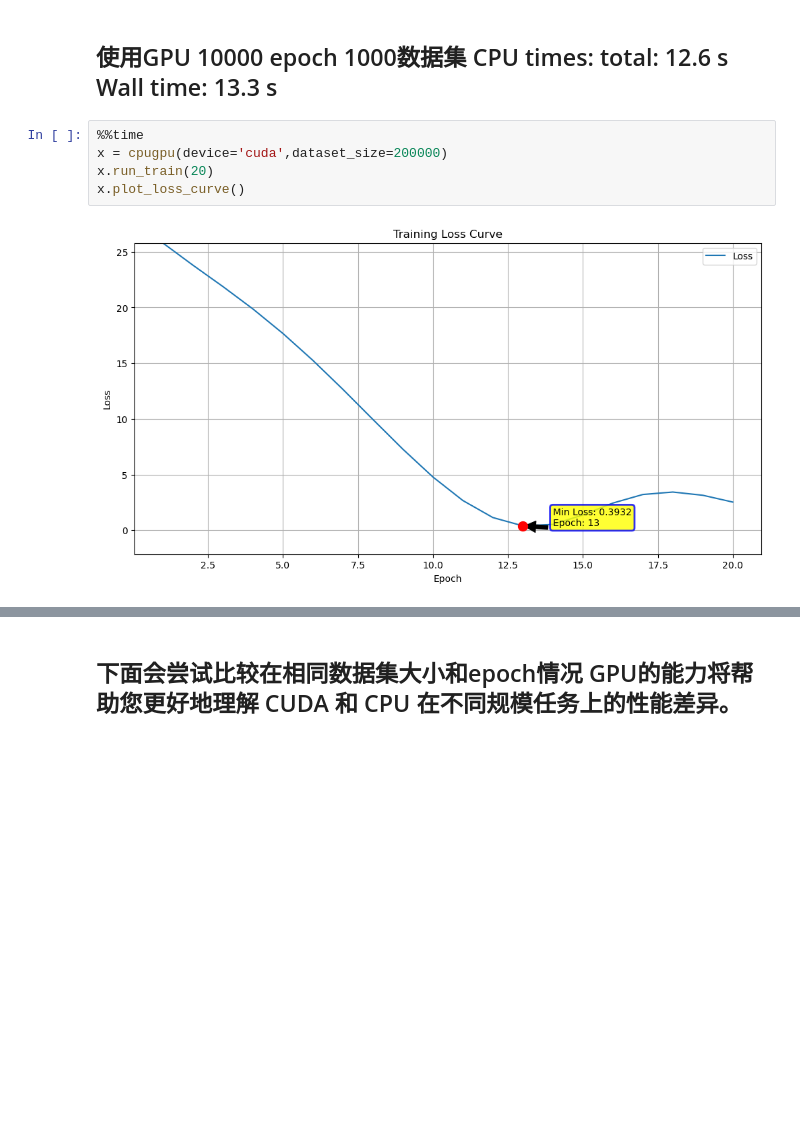
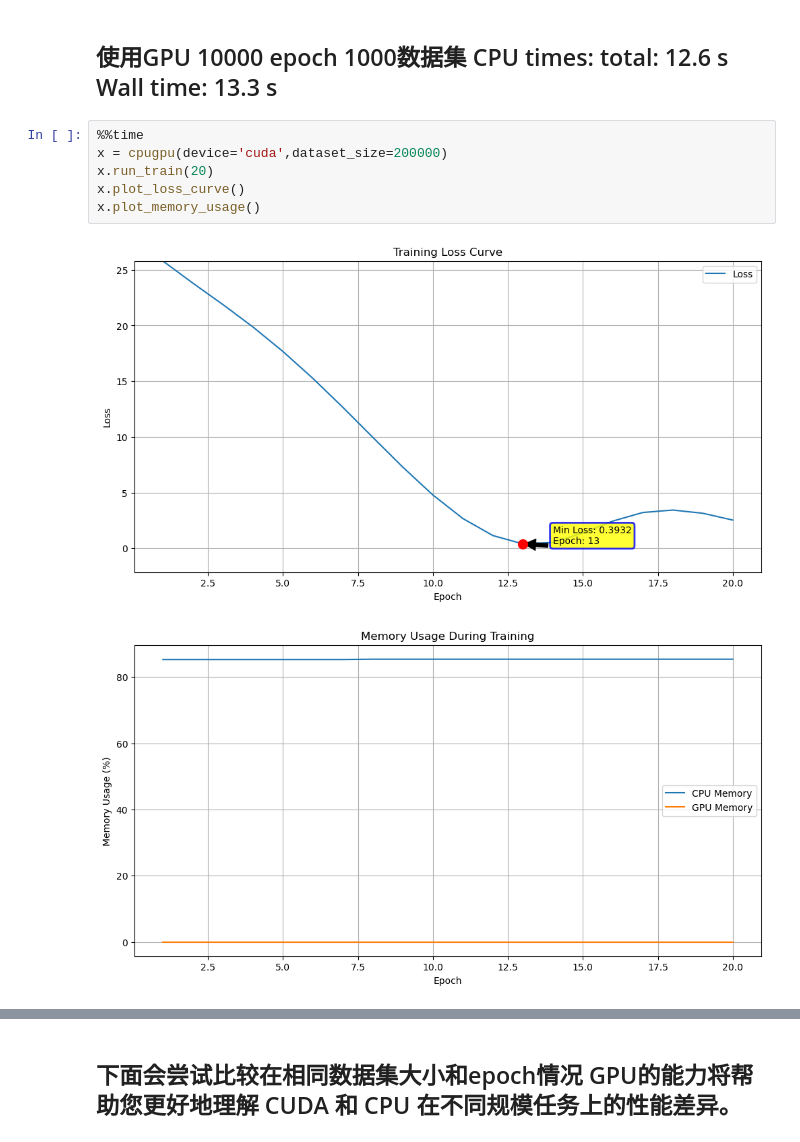
Before and after one commit to nimysan/kick-llm, a Jupyter notebook: cpu-gpu性能对比测试.ipynb, the cells around one changed output, grey strips where cells are left out. Drawn from its saved outputs; the diff is of its cells as text; blank space fills up the shorter version.

```diff
--- a/cpu-gpu性能对比测试.ipynb
+++ b/cpu-gpu性能对比测试.ipynb
@@ -228,7 +271,9 @@ Wall time: 833 ms
 # %%
 %%time
 x = cpugpu(device='cuda',dataset_size=200000)
 x.run_train(20)
 x.plot_loss_curve()
+x.plot_memory_usage()
 # %% [output]
 [figure]
+[figure, added]
```
Also changed, not shown: parts of 9 cells of this notebook, 4 other files.
